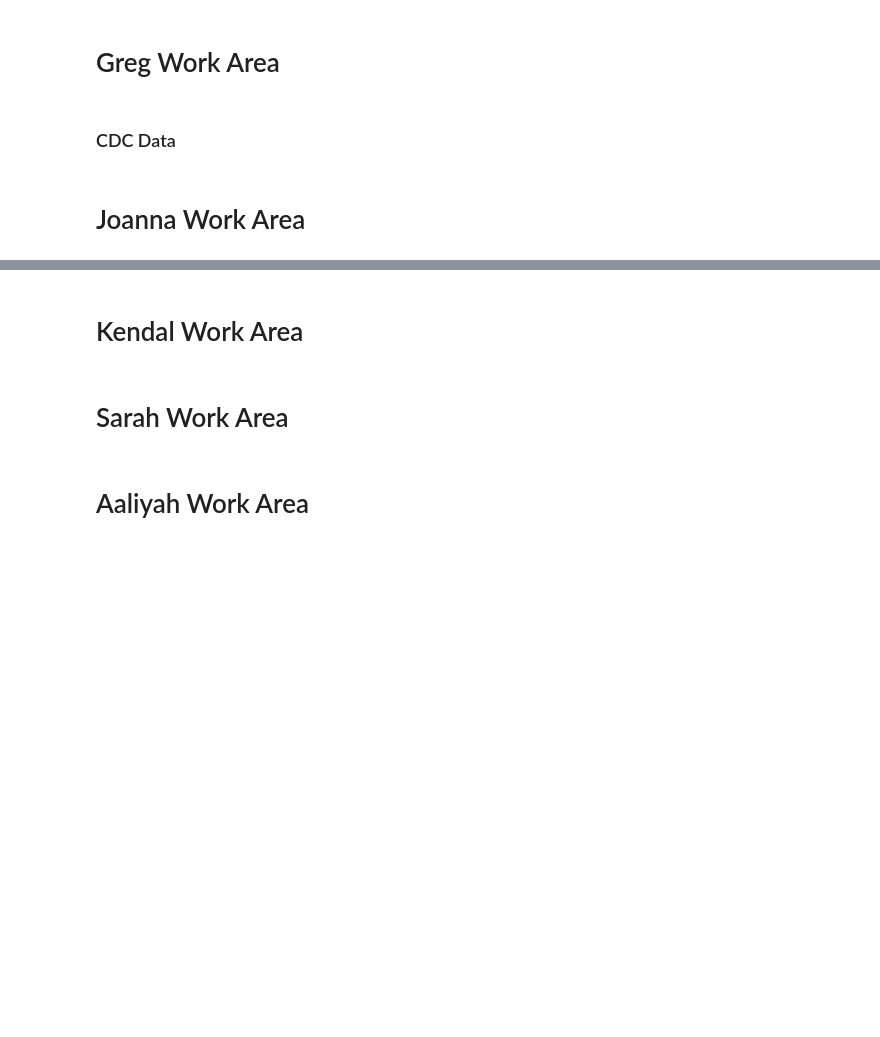
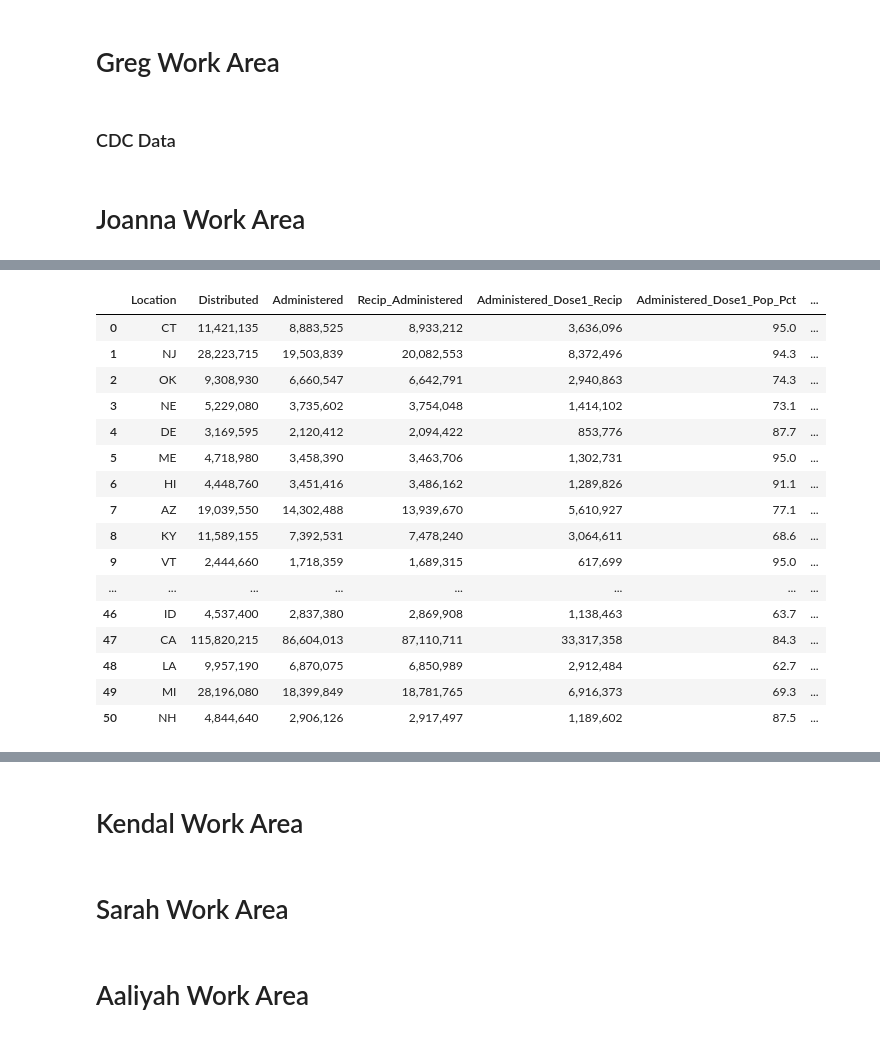
Before and after one commit to Evdawg/Project_1_Covid_Data, a Jupyter notebook: Project_1_covid.ipynb, the cells around one changed output, grey strips where cells are left out. Saved outputs shown, nothing was run; the diff lists cells and outputs as text; code cells hidden in the pictures; blank space fills up the shorter version.

Commit message:
Update Project_1_covid.ipynb
Re-adding previous changes inc basic dataframe with columns we need and to-do list

```diff
--- a/Project_1_covid.ipynb
+++ b/Project_1_covid.ipynb
@@ -227,0 +251,7 @@ fig.show()
+# %%
+#drop non-state territories from dataframe, select only rows with 12/28/22 data
+drop = ['DD2','FM','AS','VI','BP2','IH2','GU','PN','PR','VA2','PW','US','MP','MH']
+vac_df = CDC_format(vac_df,'Location','12/28/2022','US_',drop)
+# %%
+#change location to match state code
+vac_df['Location'] = vac_df['Location'].str.replace('US_', '')
@@ -227,0 +273,54 @@ fig.show()
+# %%
+# get all the columns we will be interested in into one dataframe
+# NOTE: there is no Pop_Pct column for the administered_bivalent, and second_booster only for the age breakouts
+# but we can extrapolate from their other population calculations to calculate these. For second_booster to get state numbers
+# we have to add up the vaccines from the different manufacturers because we don't have them already summed.
+
+vac_df = pd.DataFrame(data=vac_df, columns=["Location", "Distributed", "Administered", "Recip_Administered",
+                                                   "Administered_Dose1_Recip", "Administered_Dose1_Pop_Pct",
+                                                   "Administered_Dose1_Recip_5Plus", "Administered_Dose1_Recip_5PlusPop_Pct",
+                                                  "Administered_Dose1_Recip_12Plus", "Administered_Dose1_Recip_12PlusPop_Pct",
+                                                  "Administered_Dose1_Recip_18Plus", "Administered_Dose1_Recip_18PlusPop_Pct",
+                                                  "Administered_Dose1_Recip_65Plus", "Administered_Dose1_Recip_65PlusPop_Pct",
+                                                  "Series_Complete_Yes", "Series_Complete_Pop_Pct", "Series_Complete_5Plus",
+                                                  "Series_Complete_12Plus", "Series_Complete_12PlusPop_Pct",
+                                                   "Series_Complete_18Plus", "Series_Complete_18PlusPop_Pct",
+                                                   "Series_Complete_65Plus", "Series_Complete_65PlusPop_Pct", "Additional_Doses",
+                                                   "Additional_Doses_Vax_Pct", "Additional_Doses_5Plus",
+                                                   "Additional_Doses_5Plus_Vax_Pct", "Additional_Doses_12Plus",
+                                                   "Additional_Doses_12Plus_Vax_Pct", "Additional_Doses_18Plus",
+                                                   "Additional_Doses_18Plus_Vax_Pct", "Additional_Doses_50Plus",
+                                                   "Additional_Doses_50Plus_Vax_Pct", "Additional_Doses_65Plus",
+                                                   "Additional_Doses_65Plus_Vax_Pct", "Second_Booster_50Plus",
+                                                   "Second_Booster_50Plus_Vax_Pct", "Second_Booster_65Plus",
+                                                   "Second_Booster_65Plus_Vax_Pct", "Second_Booster_Janssen",
+                                                    "Second_Booster_Moderna", "Second_Booster_Pfizer",
+                                                    "Second_Booster_Unk_Manuf", "Administered_Bivalent",
+                                                   "Bivalent_Booster_5Plus", "Bivalent_Booster_5Plus_Pop_Pct",
+                                                   "Bivalent_Booster_12Plus", "Bivalent_Booster_12Plus_Pop_Pct",
+                                                   "Bivalent_Booster_18Plus", "Bivalent_Booster_18Plus_Pop_Pct"])
+# %%
+vac_all_ages_df = pd.DataFrame(data=vac_df, columns=["Location", "Distributed", "Administered", "Recip_Administered",
+                                                   "Administered_Dose1_Recip", "Administered_Dose1_Pop_Pct",
+                                                    "Series_Complete_Yes", "Series_Complete_Pop_Pct",
+                                                     "Additional_Doses", "Additional_Doses_Vax_Pct", "Administered_Bivalent"])
+
+vac_all_ages_df
+# %% [output]
+|  | Location | Distributed | Administered | Recip_Administered | Administered_Dose1_Recip | Administered_Dose1_Pop_Pct | ... |
+| 0 | CT | 11,421,135 | 8,883,525 | 8,933,212 | 3,636,096 | 95.0 | ... |
+| 1 | NJ | 28,223,715 | 19,503,839 | 20,082,553 | 8,372,496 | 94.3 | ... |
+| 2 | OK | 9,308,930 | 6,660,547 | 6,642,791 | 2,940,863 | 74.3 | ... |
+| 3 | NE | 5,229,080 | 3,735,602 | 3,754,048 | 1,414,102 | 73.1 | ... |
+| 4 | DE | 3,169,595 | 2,120,412 | 2,094,422 | 853,776 | 87.7 | ... |
+| 5 | ME | 4,718,980 | 3,458,390 | 3,463,706 | 1,302,731 | 95.0 | ... |
+| 6 | HI | 4,448,760 | 3,451,416 | 3,486,162 | 1,289,826 | 91.1 | ... |
+| 7 | AZ | 19,039,550 | 14,302,488 | 13,939,670 | 5,610,927 | 77.1 | ... |
+| 8 | KY | 11,589,155 | 7,392,531 | 7,478,240 | 3,064,611 | 68.6 | ... |
+| 9 | VT | 2,444,660 | 1,718,359 | 1,689,315 | 617,699 | 95.0 | ... |
+| ... | ... | ... | ... | ... | ... | ... | ... |
+| 46 | ID | 4,537,400 | 2,837,380 | 2,869,908 | 1,138,463 | 63.7 | ... |
+| 47 | CA | 115,820,215 | 86,604,013 | 87,110,711 | 33,317,358 | 84.3 | ... |
+| 48 | LA | 9,957,190 | 6,870,075 | 6,850,989 | 2,912,484 | 62.7 | ... |
+| 49 | MI | 28,196,080 | 18,399,849 | 18,781,765 | 6,916,373 | 69.3 | ... |
+| 50 | NH | 4,844,640 | 2,906,126 | 2,917,497 | 1,189,602 | 87.5 | ... |
```
Also changed, not shown: parts of 5 cells of this notebook.
